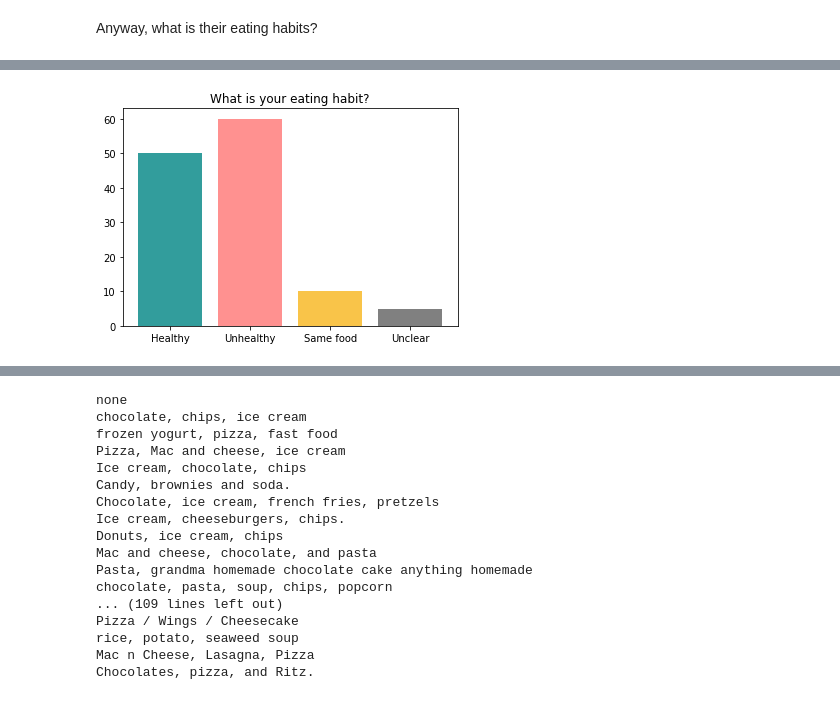
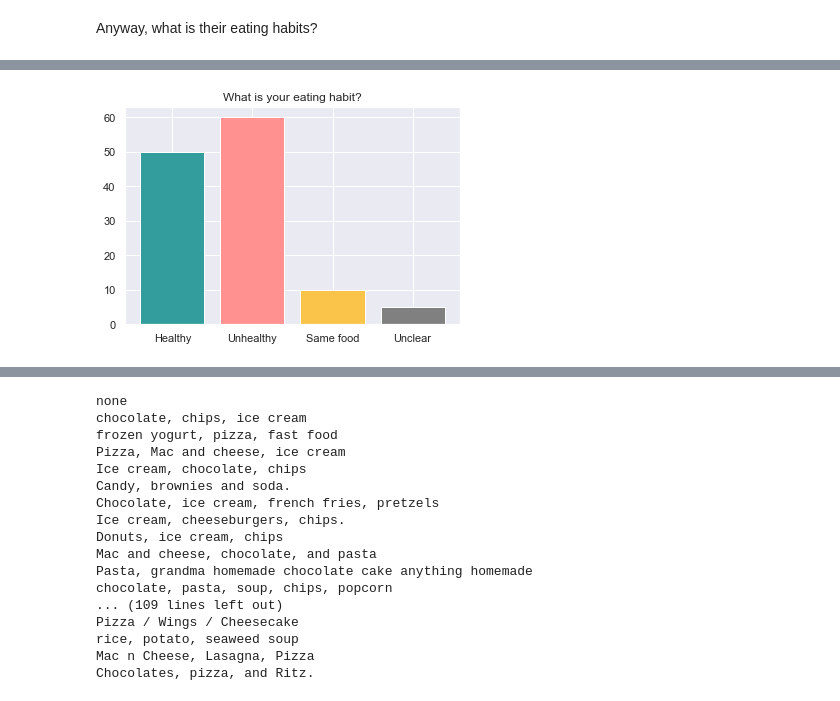
Before and after one commit to k3nnywilliam/data-science-nutrition, a Jupyter notebook: food_choices.ipynb, the cells around one changed output, grey strips where cells are left out. Saved outputs shown, nothing was run; the diff lists cells and outputs as text; code cells hidden in the pictures.

```diff
--- a/food_choices.ipynb
+++ b/food_choices.ipynb
@@ -145,20 +156,32 @@ health_count = checkDietPreference()
+# %%
+health_count = get_diet_preference('diet_current_coded')
 # %%
-colors = []
-key = list(health_count.keys())
-value = list(health_count.values())
+def display_eating_habits(preference):
+    colors = []
 
-for k in health_count.keys():
-    if k == "Healthy":
-        colors.append("#329D9C")
-    elif k == "Unhealthy":
-        colors.append("#FF9190")
-    elif k == "Same food":
-        colors.append("#F9C449")
-    else:
-        colors.append("gray")
-
-plt.title('What is your eating habit?')
-plt.bar(range(len(health_count)),value,tick_label=key, color=colors)
-plt.show()
+    for k in preference.keys():
+        if k == "Healthy":
+            colors.append("#329D9C")
+        elif k == "Unhealthy":
+            colors.append("#FF9190")
+        elif k == "Same food":
+            colors.append("#F9C449")
+        else:
+            colors.append("gray")
+    return colors
-# %% [output]
-[figure, removed]
+# %%
+seh_color = show_eating_habits(health_count)
+# %%
+def show_frequency(li, title, ylabel=None, color="#329D9C"):
+    key = list(li.keys())
+    val = list(li.values())
+
+    sns.set()
+    plt.ylabel(ylabel)
+    plt.title(title)
+    plt.bar(range(len(li)), val, tick_label=key, color=color)
+    plt.show()
+# %%
+show_frequency(health_count, 'What is your eating habit?', None, seh_color)
+# %% [output]
+[figure, added]
```
Also changed, not shown: parts of 28 cells of this notebook, 4 other files.
